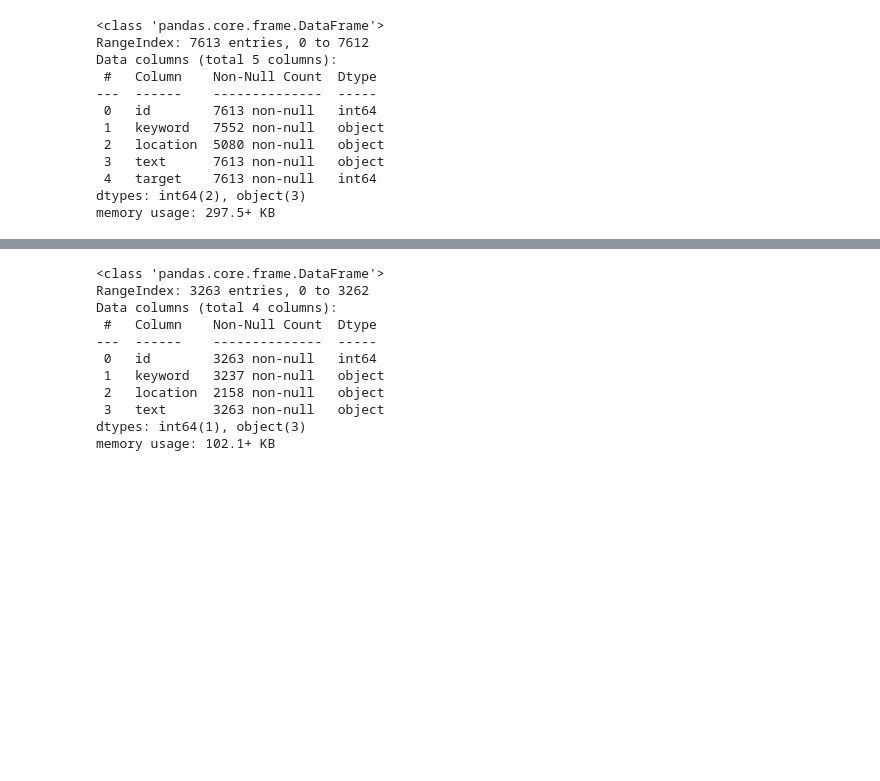
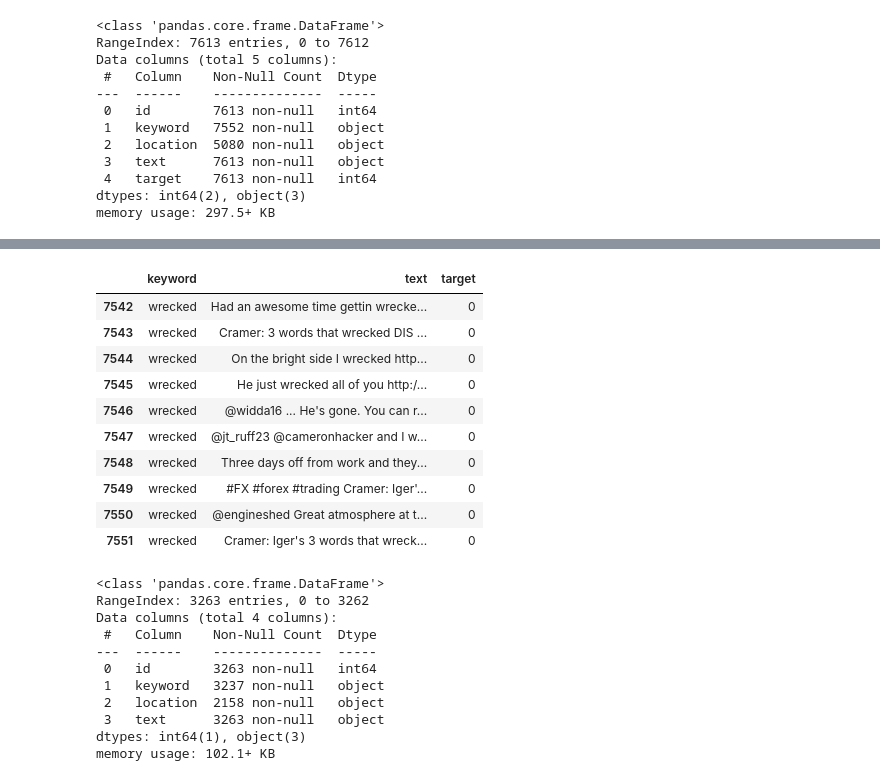
Before and after one commit to Shiska07/Information-Retreval-and-Natural-Language-Processing, a Jupyter notebook: disaster-tweets-classification-using-nlp.ipynb, the cells around one changed output, grey strips where cells are left out. Drawn from its saved outputs; the diff is of its cells as text; code cells hidden in the pictures; blank space fills up the shorter version.

```diff
--- a/disaster-tweets-classification-using-nlp.ipynb
+++ b/disaster-tweets-classification-using-nlp.ipynb
@@ -111,0 +102,4 @@ dtype: int64
+# %%
+train.dropna(axis = 0, inplace = True)
+train.reset_index(drop = True, inplace = True)
+train.info()
@@ -112,3 +117,17 @@ dtype: int64
+# %%
+train.tail(10)
+# %% [output]
+|  | keyword | text | target |
+| 7542 | wrecked | Had an awesome time gettin wrecke... | 0 |
+| 7543 | wrecked | Cramer: 3 words that wrecked DIS ... | 0 |
+| 7544 | wrecked | On the bright side I wrecked http... | 0 |
+| 7545 | wrecked | He just wrecked all of you http:/... | 0 |
+| 7546 | wrecked | @widda16 ... He's gone. You can r... | 0 |
+| 7547 | wrecked | @jt_ruff23 @cameronhacker and I w... | 0 |
+| 7548 | wrecked | Three days off from work and they... | 0 |
+| 7549 | wrecked | #FX #forex #trading Cramer: Iger'... | 0 |
+| 7550 | wrecked | @engineshed Great atmosphere at t... | 0 |
+| 7551 | wrecked | Cramer: Iger's 3 words that wreck... | 0 |
 # %%
 # let's check the test data
 test.info()
```
Also changed, not shown: parts of 32 cells of this notebook.
